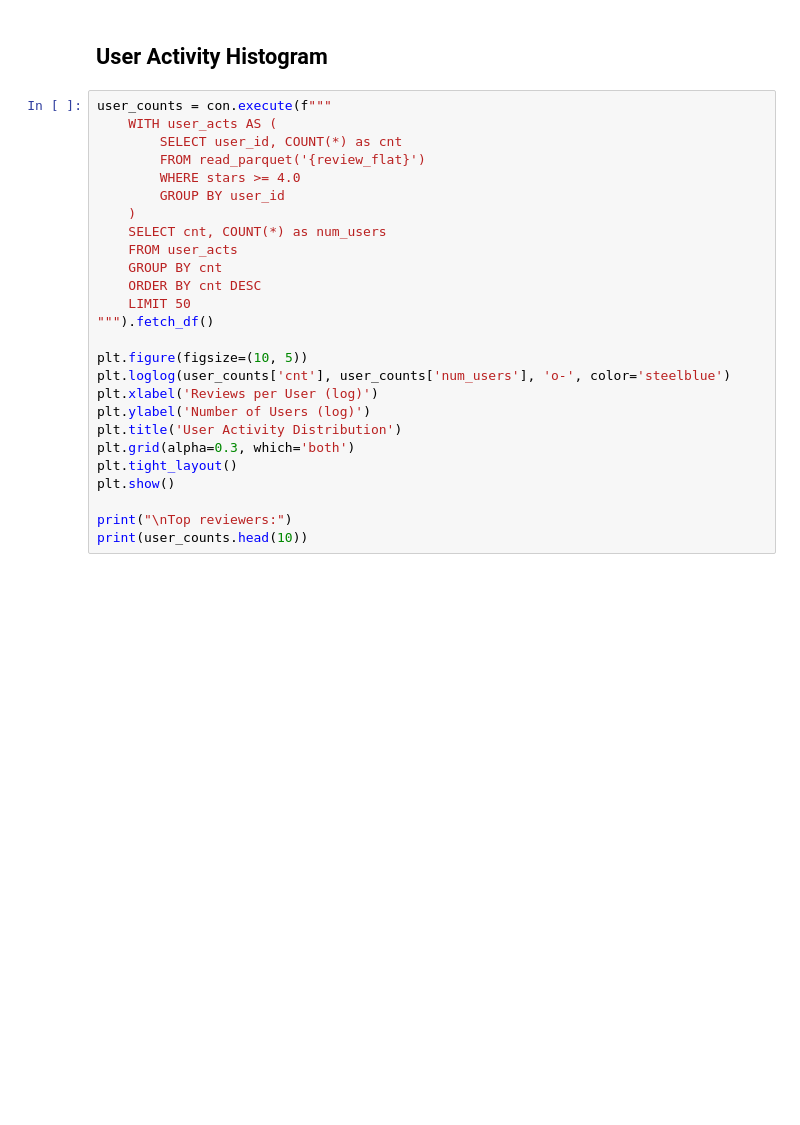
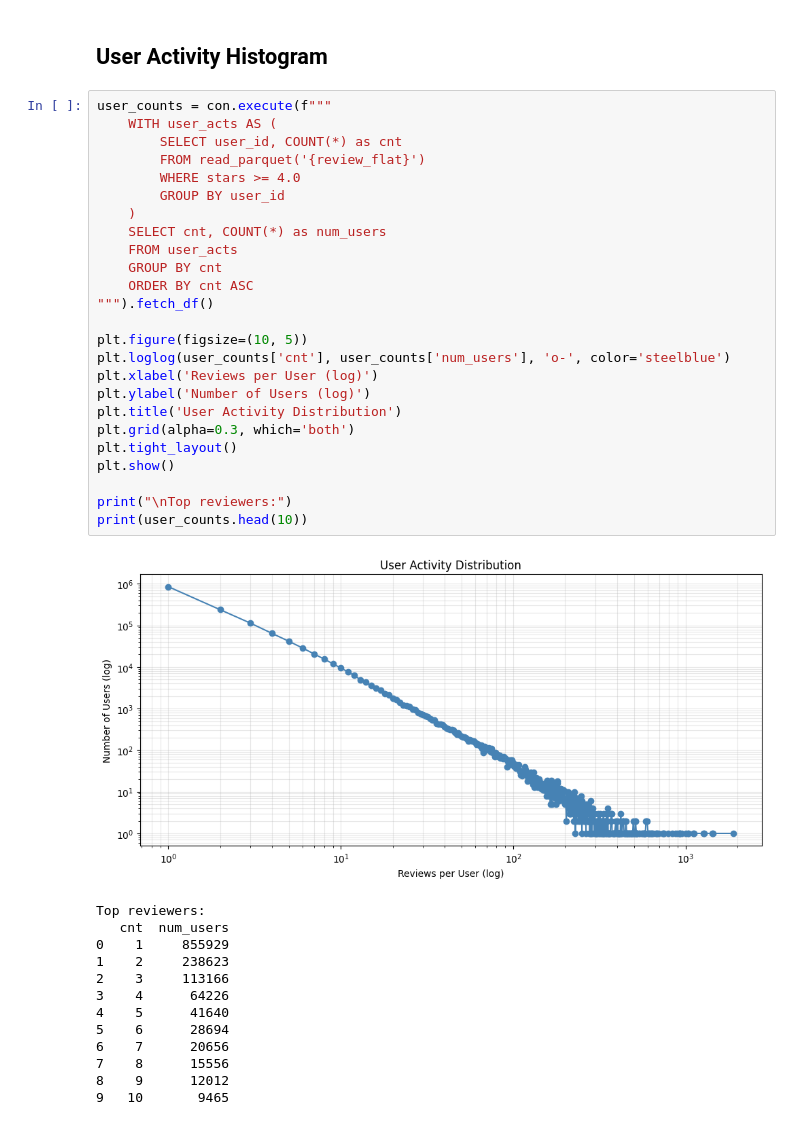
Before and after one commit to eliska-povolna/diplomova-prace, a Jupyter notebook: notebooks/01_data_exploration.ipynb, the cells around one changed output. Cells and saved outputs as stored; diff of their text form; blank space fills up the shorter version.

```diff
--- a/notebooks/01_data_exploration.ipynb
+++ b/notebooks/01_data_exploration.ipynb
@@ -127,29 +237,42 @@ print(f"  Density: {density:.4f}%")
 # %%
 user_counts = con.execute(f"""
     WITH user_acts AS (
         SELECT user_id, COUNT(*) as cnt
         FROM read_parquet('{review_flat}')
         WHERE stars >= 4.0
         GROUP BY user_id
     )
     SELECT cnt, COUNT(*) as num_users
     FROM user_acts
     GROUP BY cnt
-    ORDER BY cnt DESC
-    LIMIT 50
+    ORDER BY cnt ASC
 """).fetch_df()
 
 plt.figure(figsize=(10, 5))
 plt.loglog(user_counts['cnt'], user_counts['num_users'], 'o-', color='steelblue')
 plt.xlabel('Reviews per User (log)')
 plt.ylabel('Number of Users (log)')
 plt.title('User Activity Distribution')
 plt.grid(alpha=0.3, which='both')
 plt.tight_layout()
 plt.show()
 
 print("\nTop reviewers:")
 print(user_counts.head(10))
+# %% [output]
+[figure, added]
+Top reviewers:
+   cnt  num_users
+0    1     855929
+1    2     238623
+2    3     113166
+3    4      64226
+4    5      41640
+5    6      28694
+6    7      20656
+7    8      15556
+8    9      12012
+9   10       9465
 # %%
 # Top business categories
 categories = con.execute(f"""
```
Also changed, not shown: parts of 29 cells of this notebook, 6 other files.
